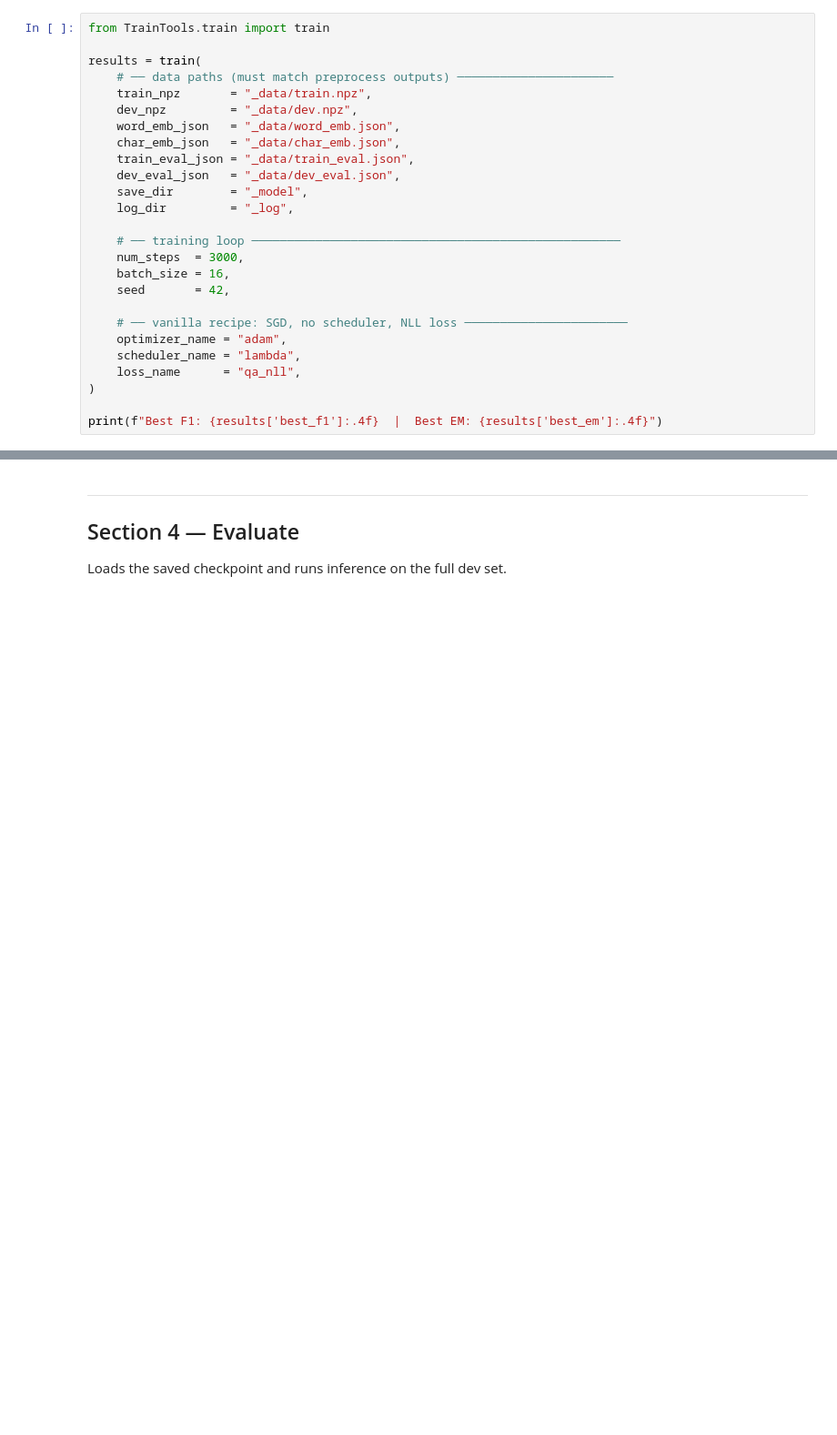
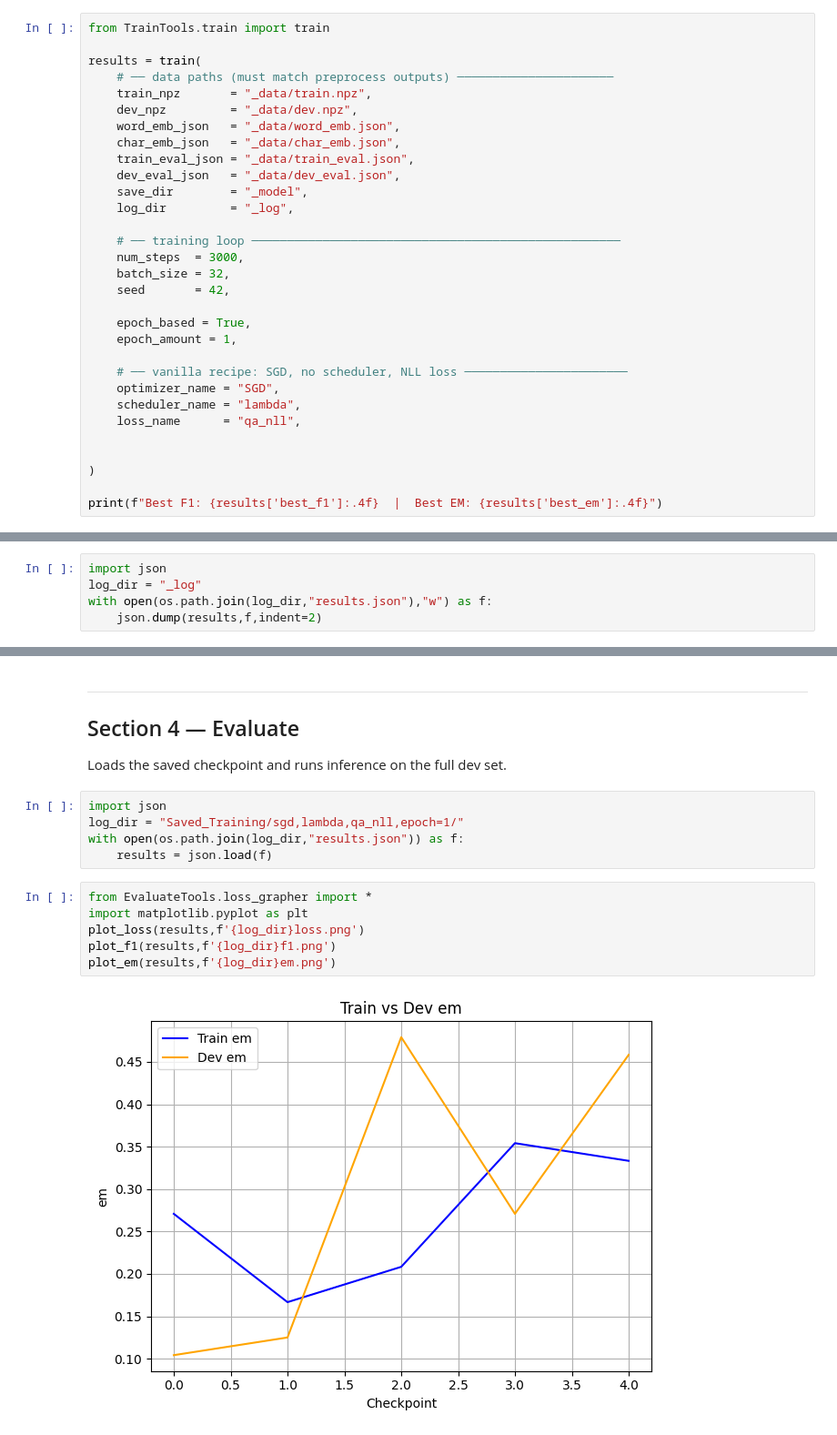
Before and after one commit to nbusich/Assignment1_2026, a Jupyter notebook: assignment1.ipynb, the cells around one changed output, grey strips where cells are left out. Shown at 91% size. Saved outputs shown, nothing was run; the diff lists cells and outputs as text; blank space fills up the shorter version.

```diff
--- a/assignment1.ipynb
+++ b/assignment1.ipynb
@@ -93,13 +92,18 @@ results = train(
 
     # ── training loop ────────────────────────────────────────────────────
     num_steps  = 3000,
-    batch_size = 16,
+    batch_size = 32,
     seed       = 42,
 
+    epoch_based = True,
+    epoch_amount = 1,
+
     # ── vanilla recipe: SGD, no scheduler, NLL loss ───────────────────────
-    optimizer_name = "adam",
+    optimizer_name = "SGD",
     scheduler_name = "lambda",
     loss_name      = "qa_nll",
+
+
 )
 
 print(f"Best F1: {results['best_f1']:.4f}  |  Best EM: {results['best_em']:.4f}")
@@ -105,0 +115,5 @@ print(f"Best F1: {results['best_f1']:.4f}  |  Best EM: {results['best_em']:.4f}"
+# %%
+import json
+log_dir = "_log"
+with open(os.path.join(log_dir,"results.json"),"w") as f:
+    json.dump(results,f,indent=2)
@@ -108,6 +124,19 @@ print(f"Best F1: {results['best_f1']:.4f}  |  Best EM: {results['best_em']:.4f}"
 ## Section 4 — Evaluate
 
 Loads the saved checkpoint and runs inference on the full dev set.
+# %%
+import json
+log_dir = "Saved_Training/sgd,lambda,qa_nll,epoch=1/"
+with open(os.path.join(log_dir,"results.json")) as f:
+    results = json.load(f)
+# %%
+from EvaluateTools.loss_grapher import *
+import matplotlib.pyplot as plt
+plot_loss(results,f'{log_dir}loss.png')
+plot_f1(results,f'{log_dir}f1.png')
+plot_em(results,f'{log_dir}em.png')
+# %% [output]
+[figure, added]
 # %%
 import torch
 import functools
```
Also changed, not shown: parts of 8 cells of this notebook, 8 other files.
